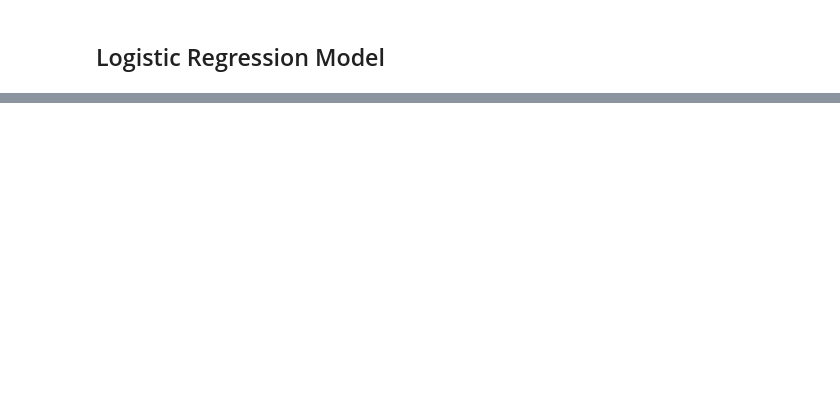
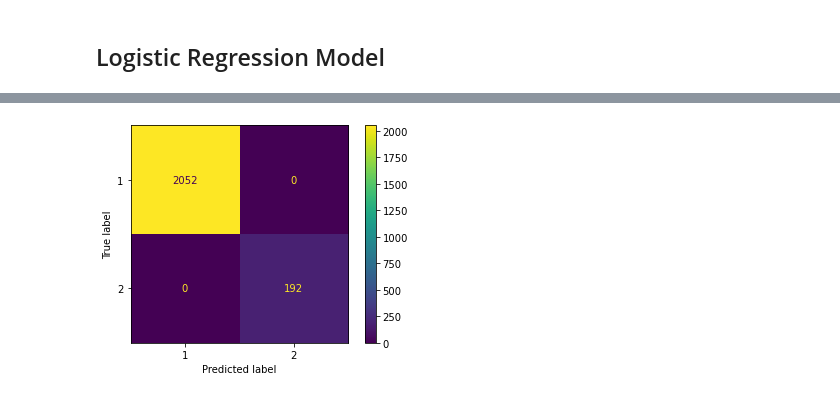
Before and after one commit to TamaraGR/Police_Violence_Analysis, a Jupyter notebook: Police_Violence_Clean.ipynb, the cells around one changed output, grey strips where cells are left out. Saved outputs shown, nothing was run; the diff lists cells and outputs as text; code cells hidden in the pictures; blank space fills up the shorter version.

```diff
--- a/Police_Violence_Clean.ipynb
+++ b/Police_Violence_Clean.ipynb
@@ -570,0 +622,5 @@ print(classification_report(y_test, logreg_y_pred))
+# %%
+# Plot confusion matrix
+fig = plot_confusion_matrix(logreg, X_test, logreg_y_pred)
+# %% [output]
+[figure, added]
```
Also changed, not shown: parts of 9 cells of this notebook.
